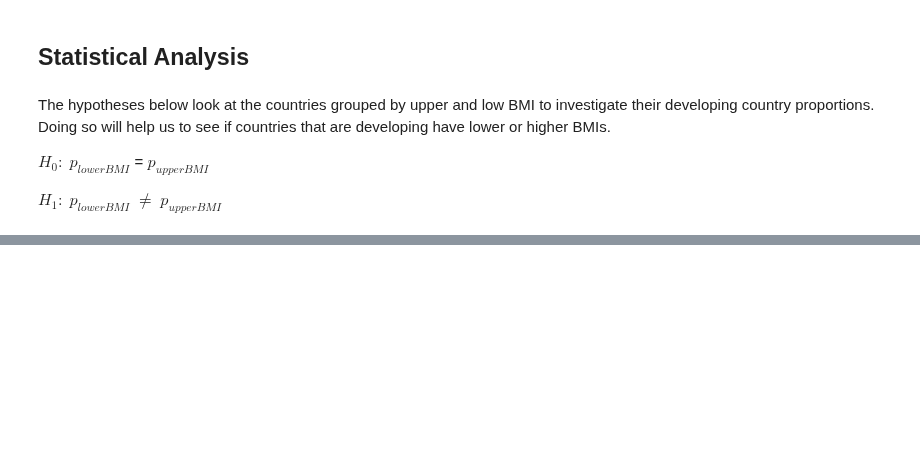
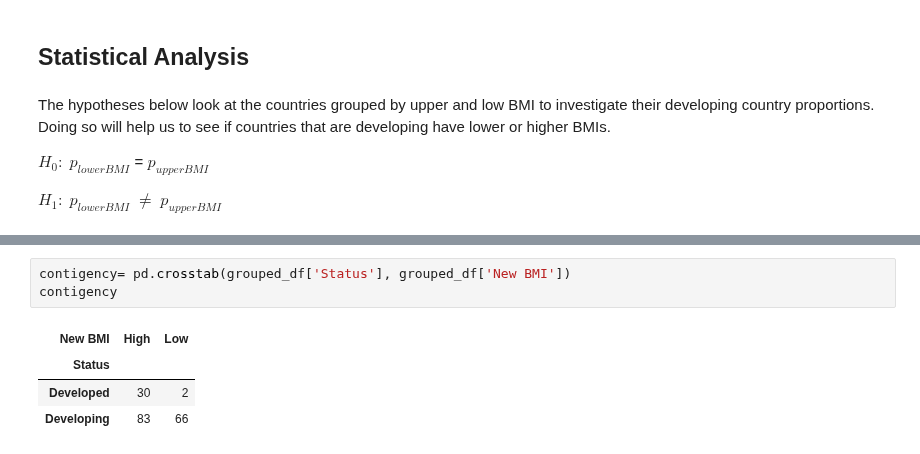
Before and after one commit to jaryan77/TeamTitans_Project_1, a Jupyter notebook: summer_life.ipynb, the cells around one changed output, grey strips where cells are left out. Cells and saved outputs as stored; diff of their text form; blank space fills up the shorter version.

```diff
--- a/summer_life.ipynb
+++ b/summer_life.ipynb
@@ -210,0 +196,8 @@ std_err
+# %%
+contigency= pd.crosstab(grouped_df['Status'], grouped_df['New BMI'])
+contigency
+# %% [output]
+| New BMI | High | Low |
+| Status |  |  |
+| Developed | 30 | 2 |
+| Developing | 83 | 66 |
```
Also changed, not shown: parts of 17 cells of this notebook.
